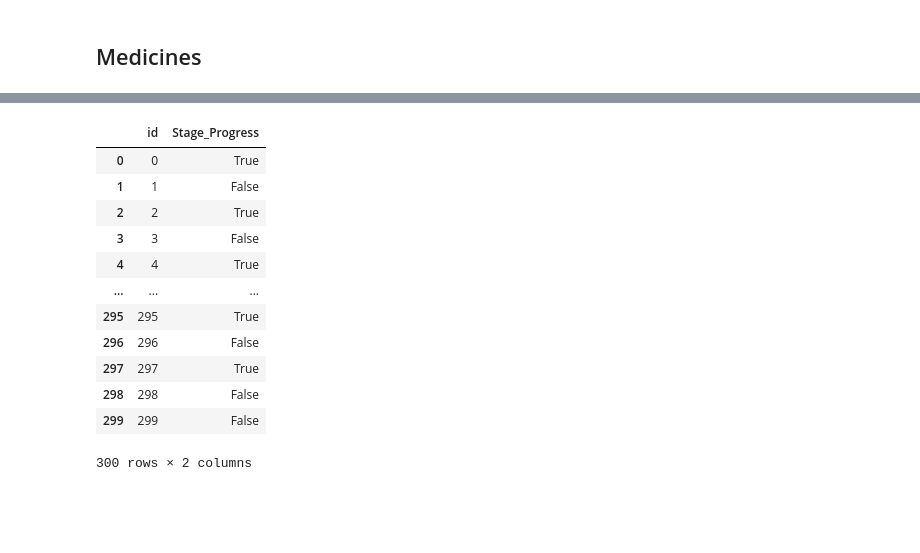
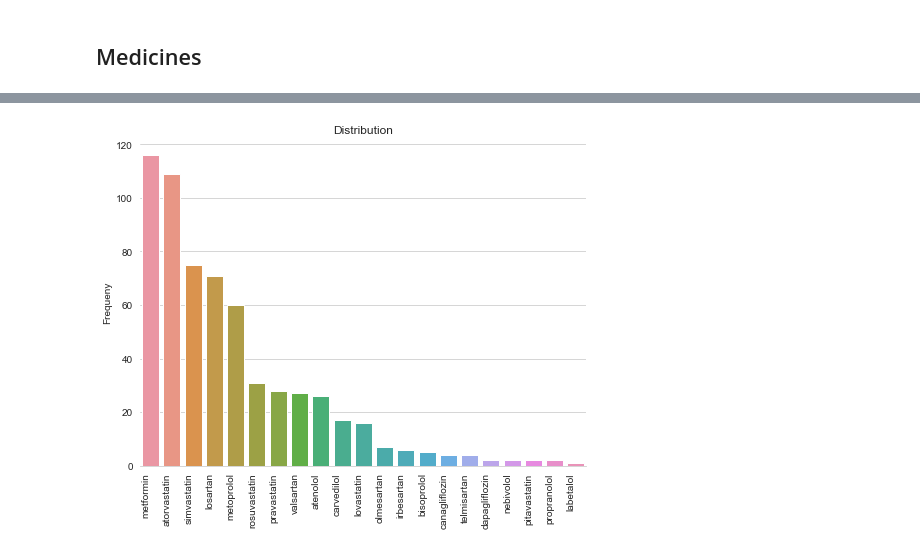
Before and after one commit to migueLib/ckd, a Jupyter notebook: notebooks/data_exploration.ipynb, the cells around one changed output, grey strips where cells are left out. Saved outputs shown, nothing was run; the diff lists cells and outputs as text; code cells hidden in the pictures; blank space fills up the shorter version.

```diff
--- a/notebooks/data_exploration.ipynb
+++ b/notebooks/data_exploration.ipynb
@@ -252,16 +239,7 @@ sns.despine(left=True)
-# %%
-stage
-# %% [output]
-|  | id | Stage_Progress |
-| 0 | 0 | True |
-| 1 | 1 | False |
-| 2 | 2 | True |
-| 3 | 3 | False |
-| 4 | 4 | True |
-| ... | ... | ... |
-| 295 | 295 | True |
-| 296 | 296 | False |
-| 297 | 297 | True |
-| 298 | 298 | False |
-| 299 | 299 | False |
-300 rows × 2 columns
+# %%
+# Get number of patients taken a given drug
+drug_count = pd.Series({i:drug.id.unique().shape[0] for i, drug in meds.groupby("drug")})
+drug_count = drug_count.sort_values(ascending=False)
+plot_distribution(drug_count)
+# %% [output]
+[figure, added]
```
Also changed, not shown: parts of 8 cells of this notebook, 1 other file.
